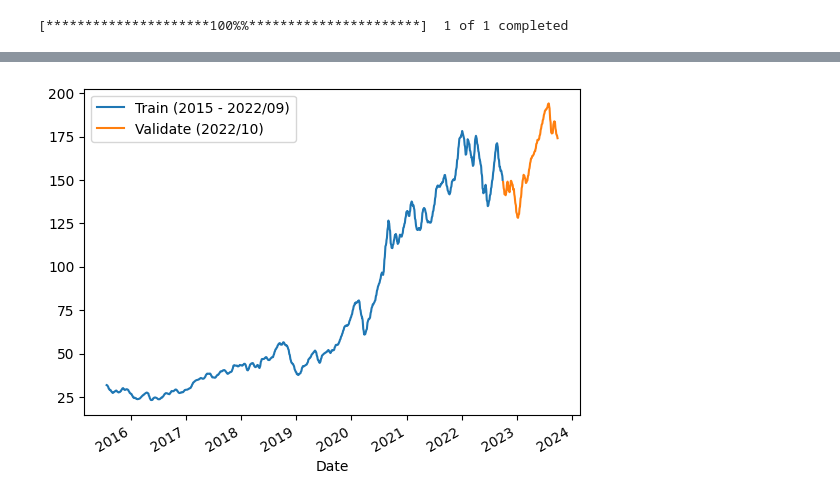
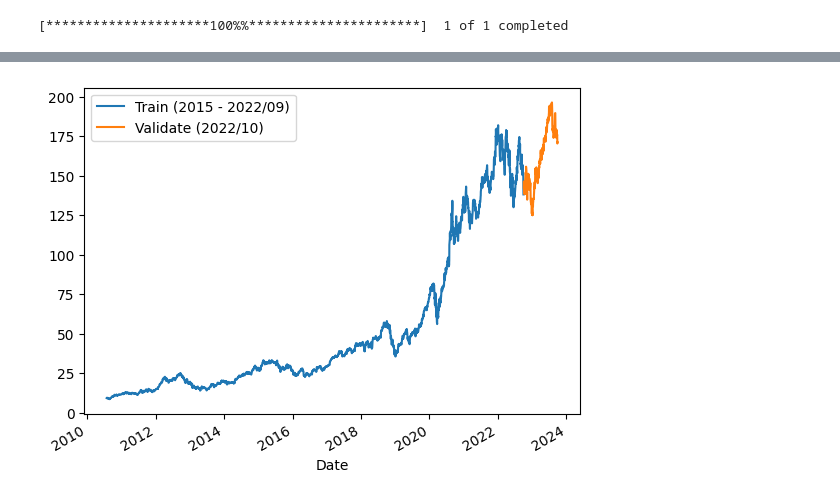
Before and after one commit to AgusMalfatto/LilMarcian, a Jupyter notebook: model_lstm/lstm.ipynb, the cells around one changed output, grey strips where cells are left out. Drawn from its saved outputs; the diff is of its cells as text; code cells hidden in the pictures.

```diff
--- a/model_lstm/lstm.ipynb
+++ b/model_lstm/lstm.ipynb
@@ -11,7 +31,7 @@ from sklearn.preprocessing import MinMaxScaler
 ticker = yf.Ticker("AAPL")
 info = ticker.info
 
-data = yf.download("AAPL", start='2015-07-13', end='2023-10-01')
+data = yf.download("AAPL", start='2010-07-13', end='2023-10-01')
 df = pd.DataFrame(data)
 df['SMA_10'] = df['Close'].rolling(window=10).mean()
 df.dropna(subset=['SMA_10'], inplace=True)
@@ -32,8 +52,8 @@ df.tail()
 train_set = df[df['Date'] <= '2022-09-30']
 validate_set = df[df['Date'] >= '2022-10-01']
 # Eliminamos las columnas innecesarias
-train_set.drop(columns=["Open", "High", "Low", "Close", "Adj Close", "Volume"], inplace=True)
-validate_set.drop(columns=["Open", "High", "Low", "Close", "Adj Close", "Volume"], inplace=True)
+train_set.drop(columns=["Open", "High", "Low", "Adj Close", "Volume", "SMA_10"], inplace=True)
+validate_set.drop(columns=["Open", "High", "Low", "Adj Close", "Volume", "SMA_10"], inplace=True)
 
 print(train_set)
 print(validate_set)
@@ -43,12 +89,12 @@ train_set.set_index('Date', inplace=True)
 validate_set.set_index('Date', inplace=True)
 # %%
 # Gráfico para observar los datos de entrenamiento y validación.
-train_set["SMA_10"].plot(legend=True)
-validate_set["SMA_10"].plot(legend=True)
+train_set["Close"].plot(legend=True)
+validate_set["Close"].plot(legend=True)
 plt.legend(['Train (2015 - 2022/09)', 'Validate (2022/10)'])
 plt.show()
 # %% [output]
-[figure, old version]
+[figure, new version]
 # %%
 # Normalizamos los datos de entrenamiento entre 0-1
 sc = MinMaxScaler(feature_range=(0,1))
```
Also changed, not shown: parts of 10 cells of this notebook.
